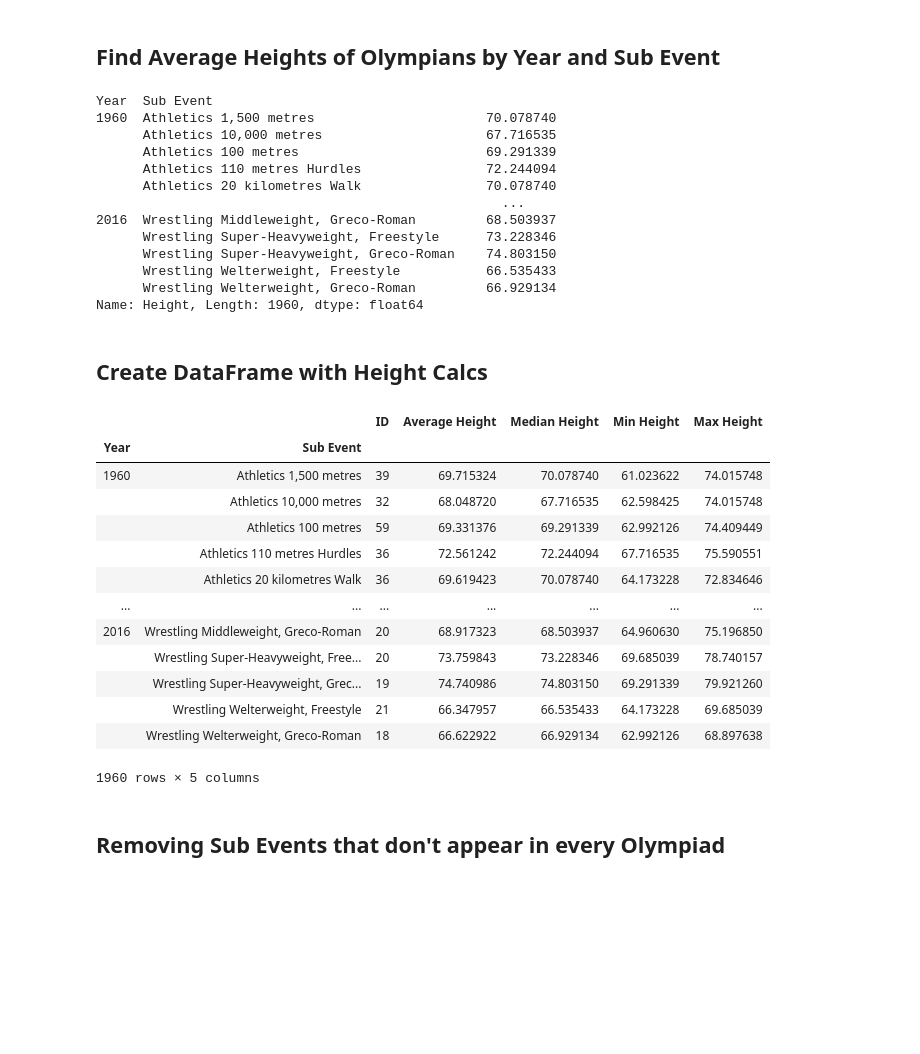
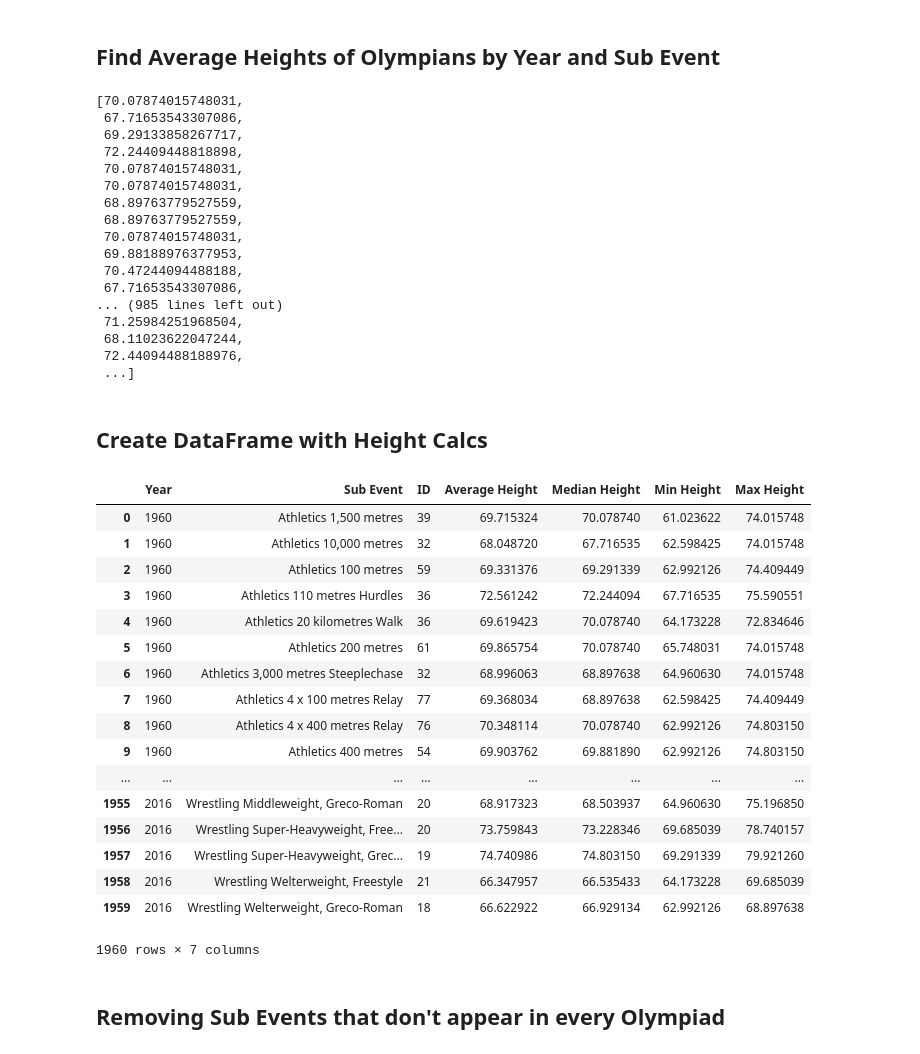
Before and after one commit to dowripple/ProjectOneRepo_JeremyKasieMichael, a Jupyter notebook: notebooks/olympicHeights.ipynb, the cells around one changed output. Drawn from its saved outputs; the diff is of its cells as text; code cells hidden in the pictures; blank space fills up the shorter version.

```diff
--- a/notebooks/olympicHeights.ipynb
+++ b/notebooks/olympicHeights.ipynb
@@ -358,52 +368,61 @@ See the caveats in the documentation: http://pandas.pydata.org/pandas-docs/stabl
 # %% [markdown]
    ## Find Average Heights of Olympians by Year and Sub Event
 # %%
-mens_meanheight_data=(mens_nonmixed_data.groupby(['Year','Sub Event'])['Height'].mean())
-mens_minheight_data=(mens_nonmixed_data.groupby(['Year','Sub Event'])['Height'].min())
-mens_maxheight_data=(mens_nonmixed_data.groupby(['Year','Sub Event'])['Height'].max())
-mens_medianheight_data=(mens_nonmixed_data.groupby(['Year','Sub Event'])['Height'].median())
+mens_meanheight_data=list(mens_nonmixed_data.groupby(['Year','Sub Event'])['Height'].mean())
+mens_minheight_data=list(mens_nonmixed_data.groupby(['Year','Sub Event'])['Height'].min())
+mens_maxheight_data=list(mens_nonmixed_data.groupby(['Year','Sub Event'])['Height'].max())
+mens_medianheight_data=list(mens_nonmixed_data.groupby(['Year','Sub Event'])['Height'].median())
 mens_meanheight_data
-# mens_minheight_data
-# mens_maxheight_data
+mens_minheight_data
+mens_maxheight_data
 mens_medianheight_data
 # %% [output]
-Year  Sub Event
-1960  Athletics 1,500 metres                      70.078740
-      Athletics 10,000 metres                     67.716535
-      Athletics 100 metres                        69.291339
-      Athletics 110 metres Hurdles                72.244094
-      Athletics 20 kilometres Walk                70.078740
-                                                    ...
-2016  Wrestling Middleweight, Greco-Roman         68.503937
-      Wrestling Super-Heavyweight, Freestyle      73.228346
-      Wrestling Super-Heavyweight, Greco-Roman    74.803150
-      Wrestling Welterweight, Freestyle           66.535433
-      Wrestling Welterweight, Greco-Roman         66.929134
-Name: Height, Length: 1960, dtype: float64
+[70.07874015748031,
+ 67.71653543307086,
+ 69.29133858267717,
+ 72.24409448818898,
+ 70.07874015748031,
+ 70.07874015748031,
+ 68.89763779527559,
+ 68.89763779527559,
+ 70.07874015748031,
+ 69.88188976377953,
+ 70.47244094488188,
+ 67.71653543307086,
+... (985 lines left out)
+ 71.25984251968504,
+ 68.11023622047244,
+ 72.44094488188976,
+ ...]
 # %% [markdown]
 ## Create DataFrame with Height Calcs
 # %%
-agg_df=pd.DataFrame(mens_nonmixed_data.groupby(['Year','Sub Event'])['ID'].count())
+agg_df=pd.DataFrame(mens_nonmixed_data.groupby(['Year','Sub Event'])['ID'].count().reset_index())
 agg_df['Average Height']=mens_meanheight_data
 agg_df['Median Height']=mens_medianheight_data
 agg_df['Min Height']=mens_minheight_data
 agg_df['Max Height']=mens_maxheight_data
+
 agg_df
 # %% [output]
-|  |  | ID | Average Height | Median Height | Min Height | Max Height |
-| Year | Sub Event |  |  |  |  |  |
-| 1960 | Athletics 1,500 metres | 39 | 69.715324 | 70.078740 | 61.023622 | 74.015748 |
-|  | Athletics 10,000 metres | 32 | 68.048720 | 67.716535 | 62.598425 | 74.015748 |
-|  | Athletics 100 metres | 59 | 69.331376 | 69.291339 | 62.992126 | 74.409449 |
-|  | Athletics 110 metres Hurdles | 36 | 72.561242 | 72.244094 | 67.716535 | 75.590551 |
-|  | Athletics 20 kilometres Walk | 36 | 69.619423 | 70.078740 | 64.173228 | 72.834646 |
-| ... | ... | ... | ... | ... | ... | ... |
-| 2016 | Wrestling Middleweight, Greco-Roman | 20 | 68.917323 | 68.503937 | 64.960630 | 75.196850 |
-|  | Wrestling Super-Heavyweight, Free... | 20 | 73.759843 | 73.228346 | 69.685039 | 78.740157 |
-|  | Wrestling Super-Heavyweight, Grec... | 19 | 74.740986 | 74.803150 | 69.291339 | 79.921260 |
-|  | Wrestling Welterweight, Freestyle | 21 | 66.347957 | 66.535433 | 64.173228 | 69.685039 |
-|  | Wrestling Welterweight, Greco-Roman | 18 | 66.622922 | 66.929134 | 62.992126 | 68.897638 |
+|  | Year | Sub Event | ID | Average Height | Median Height | Min Height | Max Height |
+| 0 | 1960 | Athletics 1,500 metres | 39 | 69.715324 | 70.078740 | 61.023622 | 74.015748 |
+| 1 | 1960 | Athletics 10,000 metres | 32 | 68.048720 | 67.716535 | 62.598425 | 74.015748 |
+| 2 | 1960 | Athletics 100 metres | 59 | 69.331376 | 69.291339 | 62.992126 | 74.409449 |
+| 3 | 1960 | Athletics 110 metres Hurdles | 36 | 72.561242 | 72.244094 | 67.716535 | 75.590551 |
+| 4 | 1960 | Athletics 20 kilometres Walk | 36 | 69.619423 | 70.078740 | 64.173228 | 72.834646 |
+| 5 | 1960 | Athletics 200 metres | 61 | 69.865754 | 70.078740 | 65.748031 | 74.015748 |
+| 6 | 1960 | Athletics 3,000 metres Steeplechase | 32 | 68.996063 | 68.897638 | 64.960630 | 74.015748 |
+| 7 | 1960 | Athletics 4 x 100 metres Relay | 77 | 69.368034 | 68.897638 | 62.598425 | 74.409449 |
+| 8 | 1960 | Athletics 4 x 400 metres Relay | 76 | 70.348114 | 70.078740 | 62.992126 | 74.803150 |
+| 9 | 1960 | Athletics 400 metres | 54 | 69.903762 | 69.881890 | 62.992126 | 74.803150 |
+| ... | ... | ... | ... | ... | ... | ... | ... |
+| 1955 | 2016 | Wrestling Middleweight, Greco-Roman | 20 | 68.917323 | 68.503937 | 64.960630 | 75.196850 |
+| 1956 | 2016 | Wrestling Super-Heavyweight, Free... | 20 | 73.759843 | 73.228346 | 69.685039 | 78.740157 |
+| 1957 | 2016 | Wrestling Super-Heavyweight, Grec... | 19 | 74.740986 | 74.803150 | 69.291339 | 79.921260 |
+| 1958 | 2016 | Wrestling Welterweight, Freestyle | 21 | 66.347957 | 66.535433 | 64.173228 | 69.685039 |
+| 1959 | 2016 | Wrestling Welterweight, Greco-Roman | 18 | 66.622922 | 66.929134 | 62.992126 | 68.897638 |
-1960 rows × 5 columns
+1960 rows × 7 columns
 # %% [markdown]
 ## Removing Sub Events that don't appear in every Olympiad
 # %%
```
Also changed, not shown: parts of 8 cells of this notebook, 1 other file.
